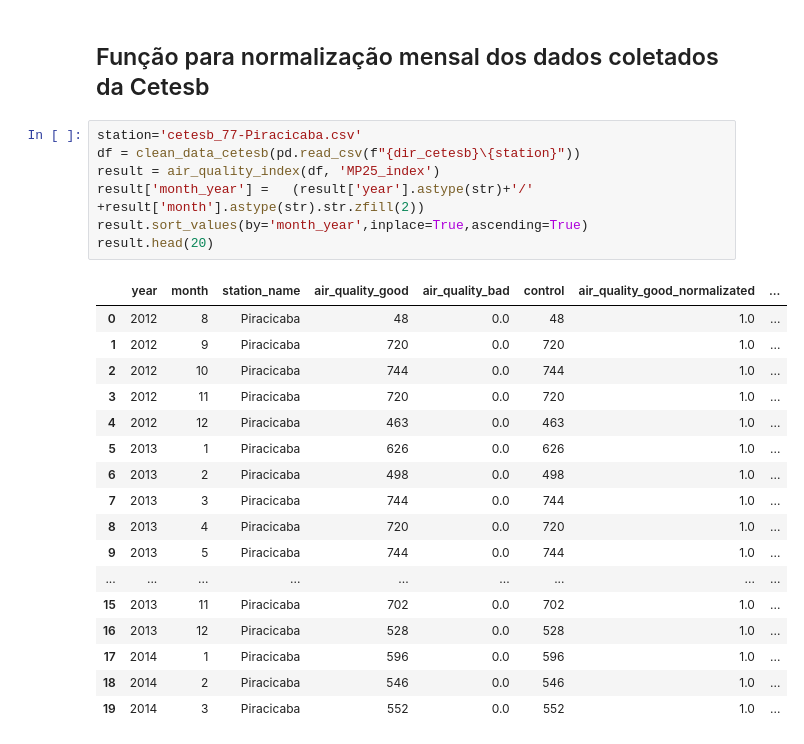
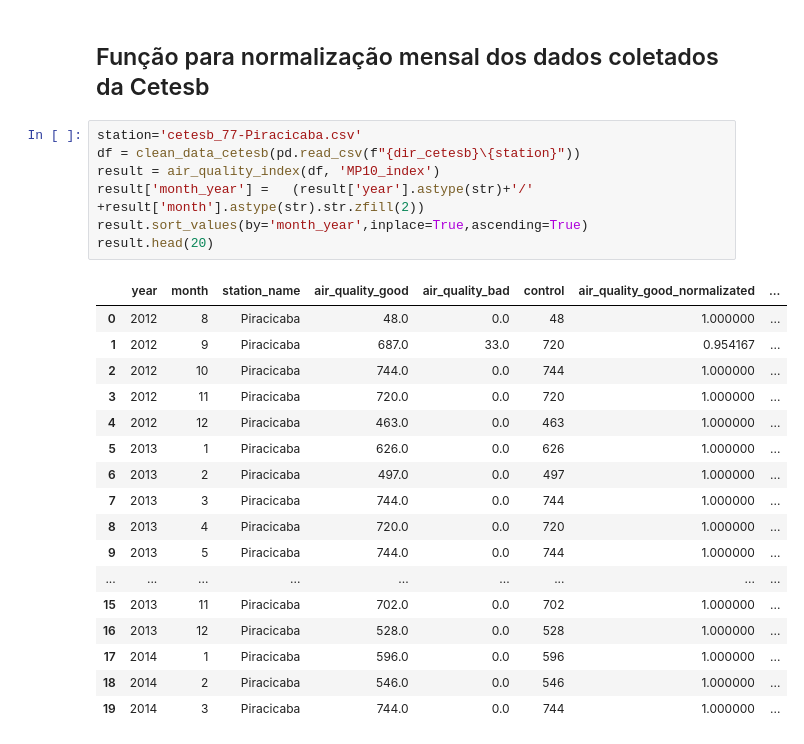
Before and after one commit to BrunoASNascimento/Estudo-da-correlacao-da-poluicao-atmosfericas-com-os-gastos-no-SUS, a Jupyter notebook: analysis.ipynb, the cells around one changed output. Saved outputs shown, nothing was run; the diff lists cells and outputs as text.

```diff
--- a/analysis.ipynb
+++ b/analysis.ipynb
@@ -176,28 +178,28 @@ def air_quality_index(df, mp_type):
 # %%
 station='cetesb_77-Piracicaba.csv'
 df = clean_data_cetesb(pd.read_csv(f"{dir_cetesb}\{station}"))
-result = air_quality_index(df, 'MP25_index')
+result = air_quality_index(df, 'MP10_index')
 result['month_year'] =   (result['year'].astype(str)+'/' +result['month'].astype(str).str.zfill(2))
 result.sort_values(by='month_year',inplace=True,ascending=True)
 result.head(20)
 # %% [output]
 |  | year | month | station_name | air_quality_good | air_quality_bad | control | air_quality_good_normalizated | ... |
-| 0 | 2012 | 8 | Piracicaba | 48 | 0.0 | 48 | 1.0 | ... |
-| 1 | 2012 | 9 | Piracicaba | 720 | 0.0 | 720 | 1.0 | ... |
-| 2 | 2012 | 10 | Piracicaba | 744 | 0.0 | 744 | 1.0 | ... |
-| 3 | 2012 | 11 | Piracicaba | 720 | 0.0 | 720 | 1.0 | ... |
-| 4 | 2012 | 12 | Piracicaba | 463 | 0.0 | 463 | 1.0 | ... |
-| 5 | 2013 | 1 | Piracicaba | 626 | 0.0 | 626 | 1.0 | ... |
-| 6 | 2013 | 2 | Piracicaba | 498 | 0.0 | 498 | 1.0 | ... |
-| 7 | 2013 | 3 | Piracicaba | 744 | 0.0 | 744 | 1.0 | ... |
-| 8 | 2013 | 4 | Piracicaba | 720 | 0.0 | 720 | 1.0 | ... |
-| 9 | 2013 | 5 | Piracicaba | 744 | 0.0 | 744 | 1.0 | ... |
+| 0 | 2012 | 8 | Piracicaba | 48.0 | 0.0 | 48 | 1.000000 | ... |
+| 1 | 2012 | 9 | Piracicaba | 687.0 | 33.0 | 720 | 0.954167 | ... |
+| 2 | 2012 | 10 | Piracicaba | 744.0 | 0.0 | 744 | 1.000000 | ... |
+| 3 | 2012 | 11 | Piracicaba | 720.0 | 0.0 | 720 | 1.000000 | ... |
+| 4 | 2012 | 12 | Piracicaba | 463.0 | 0.0 | 463 | 1.000000 | ... |
+| 5 | 2013 | 1 | Piracicaba | 626.0 | 0.0 | 626 | 1.000000 | ... |
+| 6 | 2013 | 2 | Piracicaba | 497.0 | 0.0 | 497 | 1.000000 | ... |
+| 7 | 2013 | 3 | Piracicaba | 744.0 | 0.0 | 744 | 1.000000 | ... |
+| 8 | 2013 | 4 | Piracicaba | 720.0 | 0.0 | 720 | 1.000000 | ... |
+| 9 | 2013 | 5 | Piracicaba | 744.0 | 0.0 | 744 | 1.000000 | ... |
 | ... | ... | ... | ... | ... | ... | ... | ... | ... |
-| 15 | 2013 | 11 | Piracicaba | 702 | 0.0 | 702 | 1.0 | ... |
-| 16 | 2013 | 12 | Piracicaba | 528 | 0.0 | 528 | 1.0 | ... |
-| 17 | 2014 | 1 | Piracicaba | 596 | 0.0 | 596 | 1.0 | ... |
-| 18 | 2014 | 2 | Piracicaba | 546 | 0.0 | 546 | 1.0 | ... |
-| 19 | 2014 | 3 | Piracicaba | 552 | 0.0 | 552 | 1.0 | ... |
+| 15 | 2013 | 11 | Piracicaba | 702.0 | 0.0 | 702 | 1.000000 | ... |
+| 16 | 2013 | 12 | Piracicaba | 528.0 | 0.0 | 528 | 1.000000 | ... |
+| 17 | 2014 | 1 | Piracicaba | 596.0 | 0.0 | 596 | 1.000000 | ... |
+| 18 | 2014 | 2 | Piracicaba | 546.0 | 0.0 | 546 | 1.000000 | ... |
+| 19 | 2014 | 3 | Piracicaba | 744.0 | 0.0 | 744 | 1.000000 | ... |
 # %%
 fig, ax = plt.subplots()
 fig.set_size_inches(20, 7)
```
Also changed, not shown: parts of 7 cells of this notebook.
